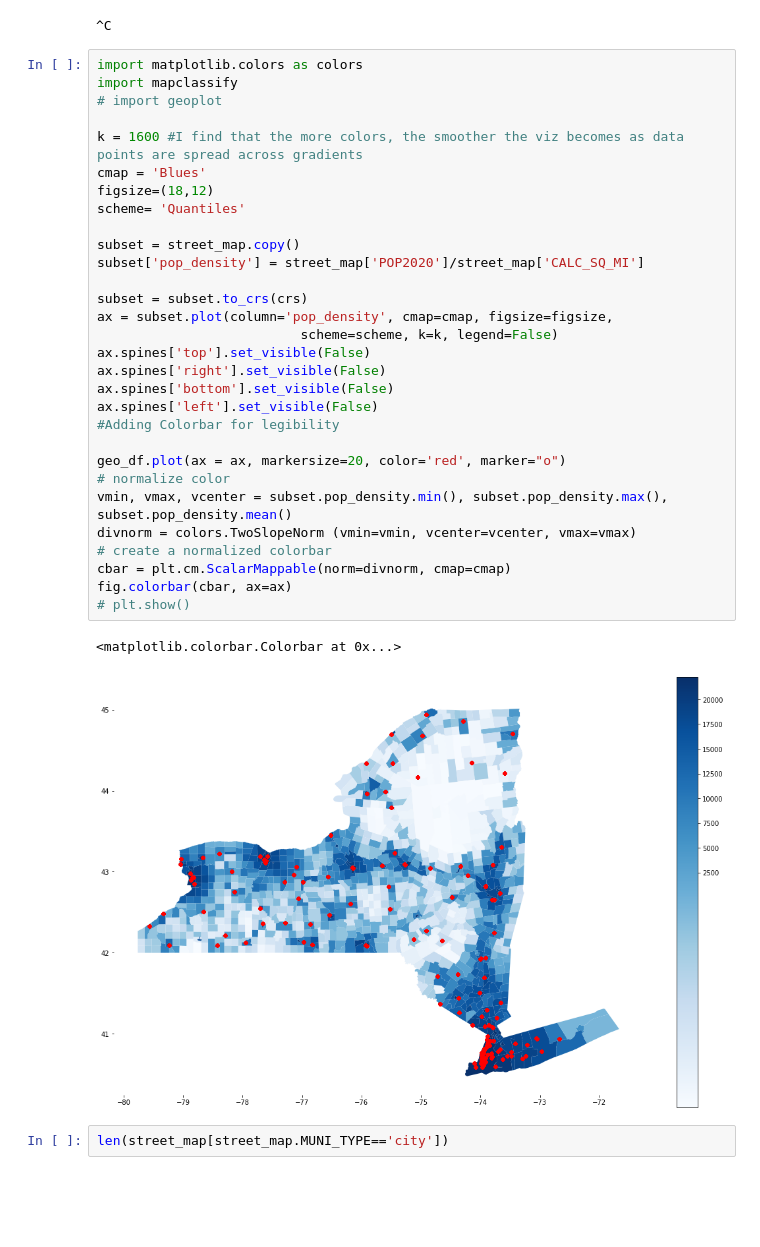
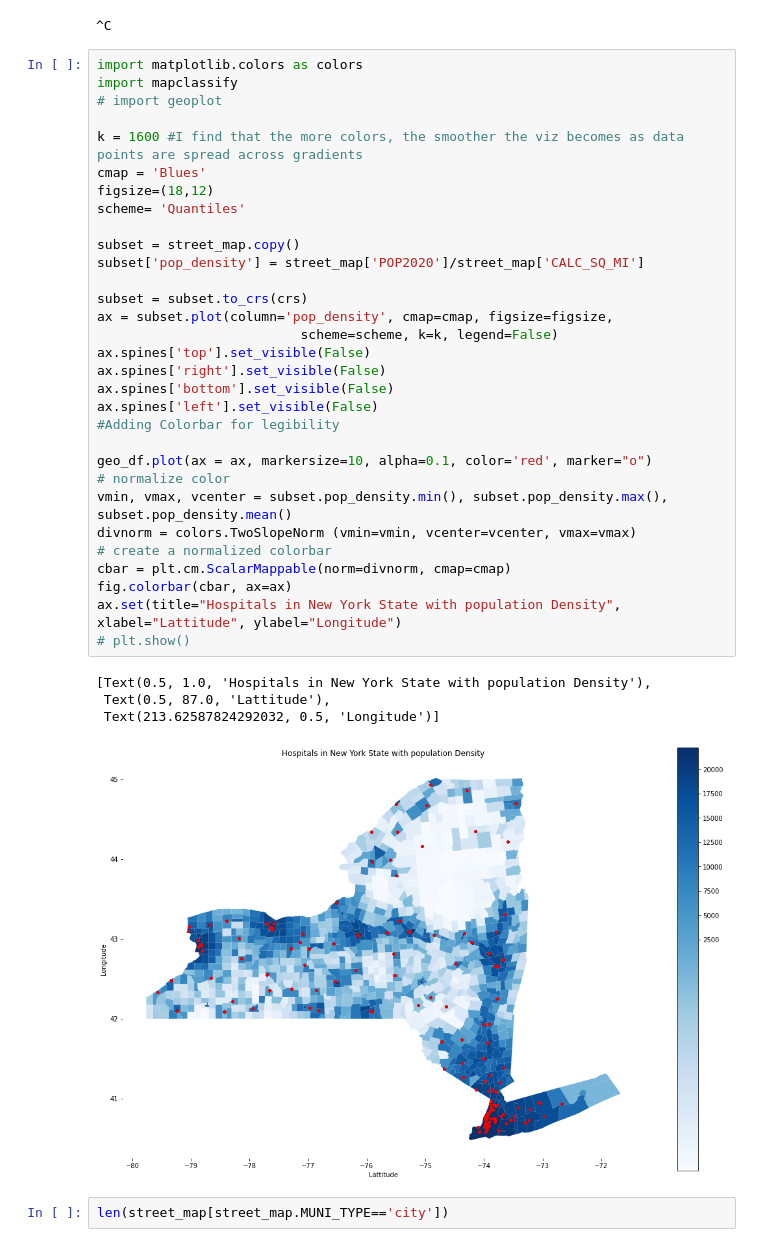
Before and after one commit to AnishaMathur/NY-State-Covid-Analysis, a Jupyter notebook: notebooks/Hospitals.ipynb, the cells around one changed output. Drawn from its saved outputs; the diff is of its cells as text; blank space fills up the shorter version.

Commit message:
updated labels annd titles

```diff
--- a/notebooks/Hospitals.ipynb
+++ b/notebooks/Hospitals.ipynb
@@ -80,36 +80,39 @@ ax.set(title="Hospitals in New York State", xlabel="Lattitude", ylabel="Longitud
 # %%
 import matplotlib.colors as colors
 import mapclassify
 # import geoplot
 
 k = 1600 #I find that the more colors, the smoother the viz becomes as data points are spread across gradients
 cmap = 'Blues'
 figsize=(18,12)
 scheme= 'Quantiles'
 
 subset = street_map.copy()
 subset['pop_density'] = street_map['POP2020']/street_map['CALC_SQ_MI']
 
 subset = subset.to_crs(crs)
 ax = subset.plot(column='pop_density', cmap=cmap, figsize=figsize,
                           scheme=scheme, k=k, legend=False)
 ax.spines['top'].set_visible(False)
 ax.spines['right'].set_visible(False)
 ax.spines['bottom'].set_visible(False)
 ax.spines['left'].set_visible(False)
 #Adding Colorbar for legibility
 
-geo_df.plot(ax = ax, markersize=20, color='red', marker="o")
+geo_df.plot(ax = ax, markersize=10, alpha=0.1, color='red', marker="o")
 # normalize color
 vmin, vmax, vcenter = subset.pop_density.min(), subset.pop_density.max(), subset.pop_density.mean()
 divnorm = colors.TwoSlopeNorm (vmin=vmin, vcenter=vcenter, vmax=vmax)
 # create a normalized colorbar
 cbar = plt.cm.ScalarMappable(norm=divnorm, cmap=cmap)
 fig.colorbar(cbar, ax=ax)
+ax.set(title="Hospitals in New York State with population Density", xlabel="Lattitude", ylabel="Longitude")
 # plt.show()
 # %% [output]
-<matplotlib.colorbar.Colorbar at 0x...>
+[Text(0.5, 1.0, 'Hospitals in New York State with population Density'),
+ Text(0.5, 87.0, 'Lattitude'),
+ Text(213.62587824292032, 0.5, 'Longitude')]
-[figure, old version]
+[figure, new version]
 # %%
 len(street_map[street_map.MUNI_TYPE=='city'])
 # %% [output]
```
Also changed, not shown: parts of 1 cell of this notebook.
